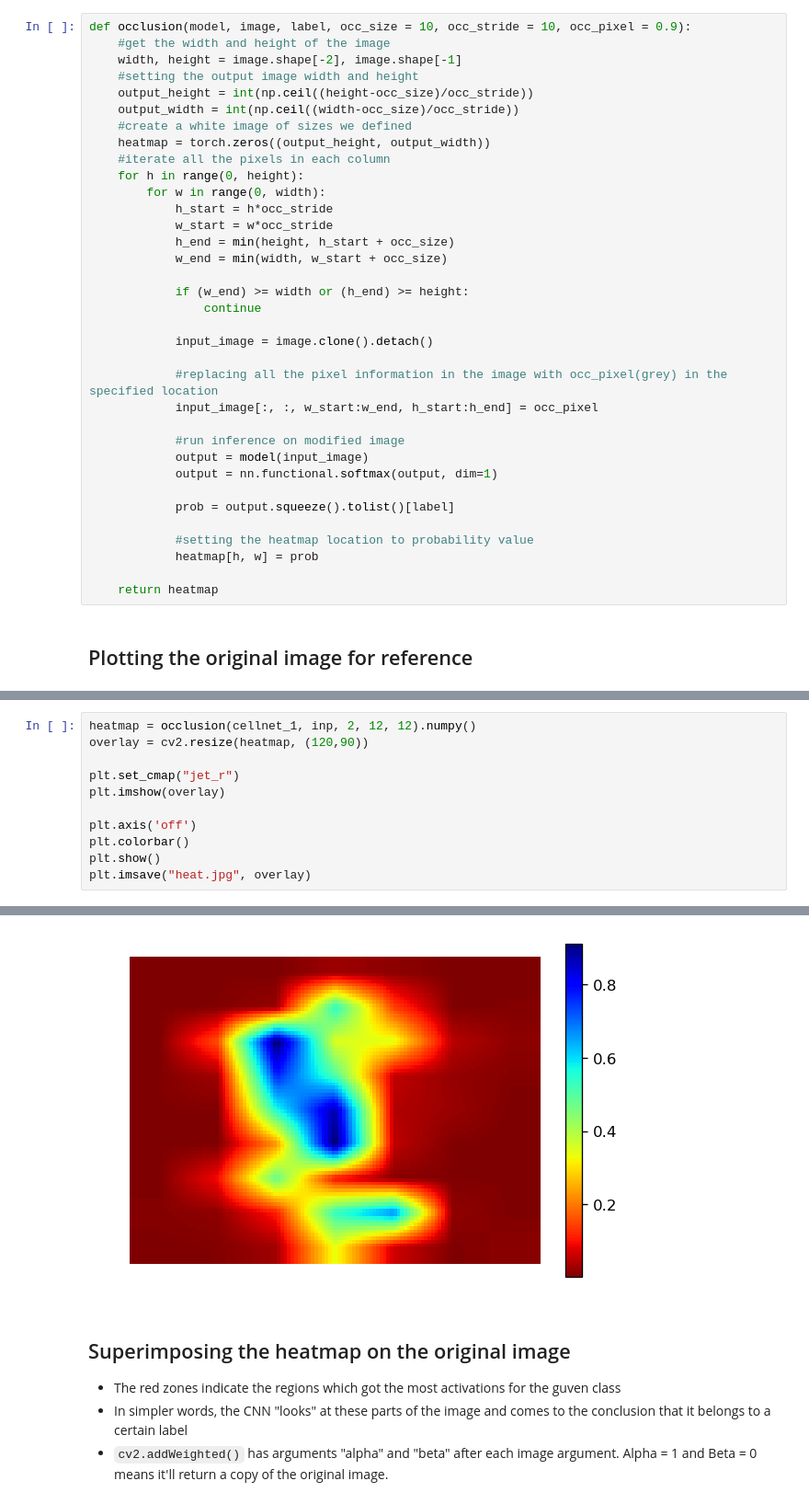
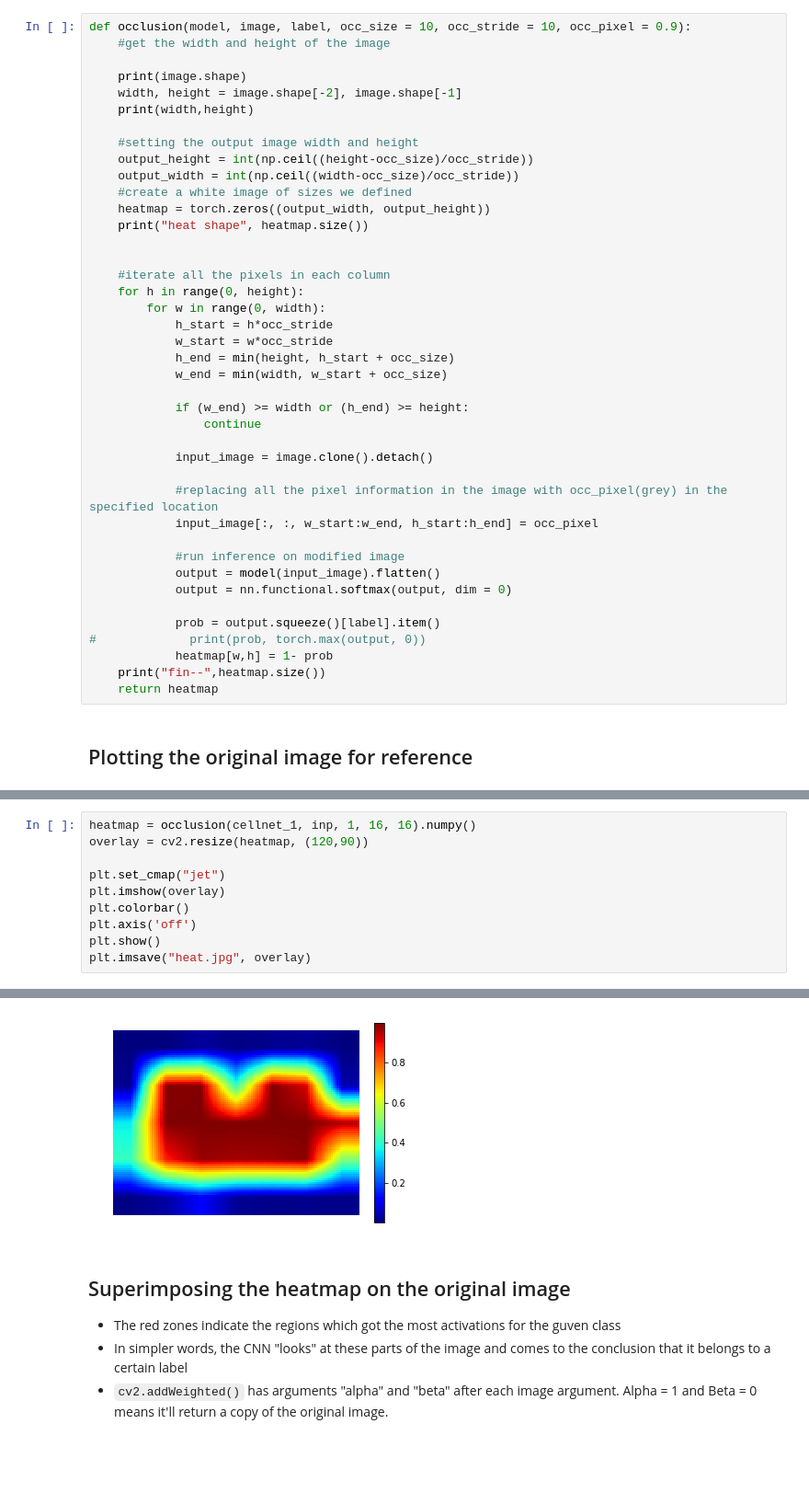
Before and after one commit to Mayukhdeb/adventures-with-augmentation, a Jupyter notebook: visualise_cnn_layers.ipynb, the cells around one changed output, grey strips where cells are left out. Shown at 92% size. Saved outputs shown, nothing was run; the diff lists cells and outputs as text; blank space fills up the shorter version.

```diff
--- a/visualise_cnn_layers.ipynb
+++ b/visualise_cnn_layers.ipynb
@@ -158,12 +158,19 @@ plot_weights(cellnet_1, 6, single_channel = True)
 # %%
 def occlusion(model, image, label, occ_size = 10, occ_stride = 10, occ_pixel = 0.9):
     #get the width and height of the image
+
+    print(image.shape)
     width, height = image.shape[-2], image.shape[-1]
+    print(width,height)
+
     #setting the output image width and height
     output_height = int(np.ceil((height-occ_size)/occ_stride))
     output_width = int(np.ceil((width-occ_size)/occ_stride))
     #create a white image of sizes we defined
-    heatmap = torch.zeros((output_height, output_width))
+    heatmap = torch.zeros((output_width, output_height))
+    print("heat shape", heatmap.size())
+
+
     #iterate all the pixels in each column
     for h in range(0, height):
         for w in range(0, width):
@@ -181,14 +188,13 @@ def occlusion(model, image, label, occ_size = 10, occ_stride = 10, occ_pixel = 0
             input_image[:, :, w_start:w_end, h_start:h_end] = occ_pixel
 
             #run inference on modified image
-            output = model(input_image)
-            output = nn.functional.softmax(output, dim=1)
+            output = model(input_image).flatten()
+            output = nn.functional.softmax(output, dim = 0)
 
-            prob = output.squeeze().tolist()[label]
-
-            #setting the heatmap location to probability value
-            heatmap[h, w] = prob
-
+            prob = output.squeeze()[label].item()
+#             print(prob, torch.max(output, 0))
+            heatmap[w,h] = 1- prob
+    print("fin--",heatmap.size())
     return heatmap
 # %% [markdown]
 ## Plotting the original image for reference
@@ -200,12 +205,11 @@ inp = preprocess("c2.jpg", show = True)
 # %%
-heatmap = occlusion(cellnet_1, inp, 2, 12, 12).numpy()
+heatmap = occlusion(cellnet_1, inp, 1, 16, 16).numpy()
 overlay = cv2.resize(heatmap, (120,90))
 
-plt.set_cmap("jet_r")
+plt.set_cmap("jet")
 plt.imshow(overlay)
-
+plt.colorbar()
 plt.axis('off')
-plt.colorbar()
 plt.show()
 plt.imsave("heat.jpg", overlay)
 # %% [output]
@@ -212,4 +220,4 @@ plt.imsave("heat.jpg", overlay)
-[figure, old version]
+[figure, new version]
 # %% [markdown]
 ## Superimposing the heatmap on the original image
 * The red zones indicate the regions which got the most activations for the guven class
```
Also changed, not shown: parts of 5 cells of this notebook.
